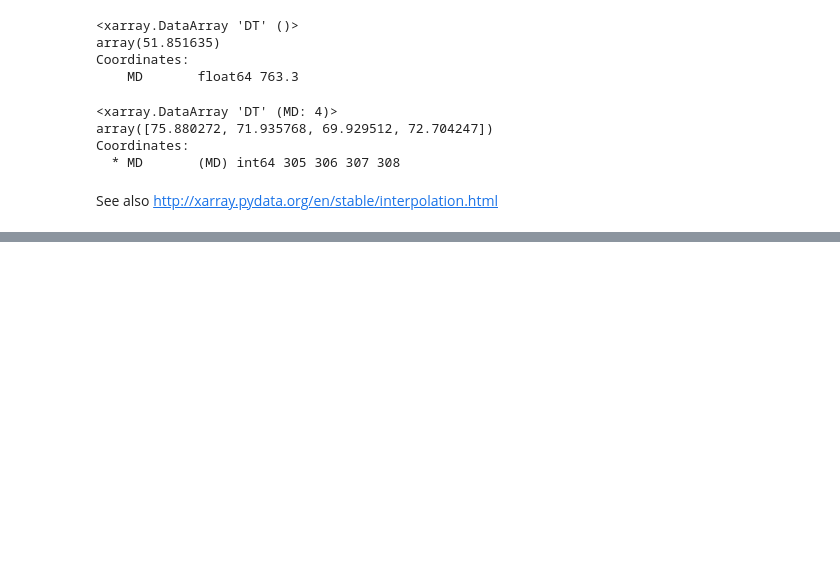
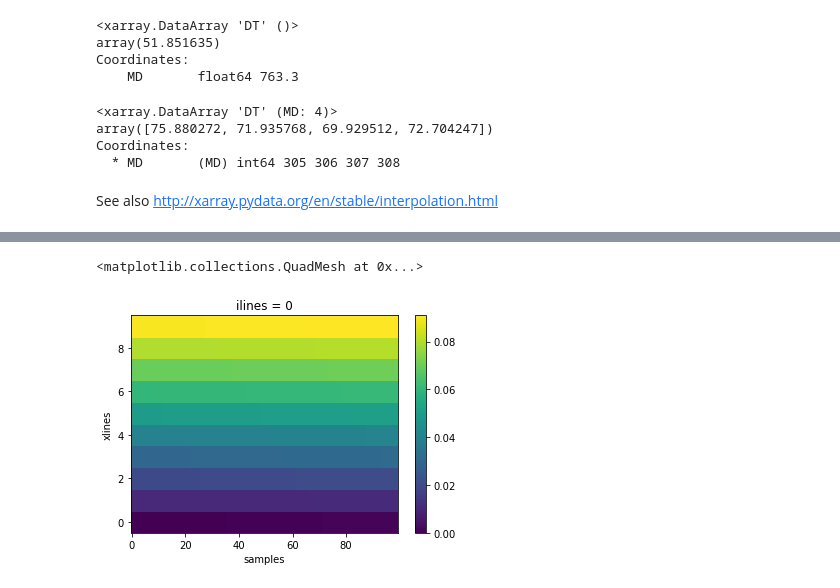
Before and after one commit to nathangeology/subsurface, a Jupyter notebook: notebooks/Curve_with_xarray_wrapper.ipynb, the cells around one changed output, grey strips where cells are left out. Drawn from its saved outputs; the diff is of its cells as text; code cells hidden in the pictures; blank space fills up the shorter version.

```diff
--- a/notebooks/Curve_with_xarray_wrapper.ipynb
+++ b/notebooks/Curve_with_xarray_wrapper.ipynb
@@ -133,0 +144,2 @@ See also http://xarray.pydata.org/en/stable/interpolation.html
+# %%
+s = swung.seismic.from_segy('../tests/data/test.segy')
@@ -133,0 +166,5 @@ See also http://xarray.pydata.org/en/stable/interpolation.html
+# %%
+s[0].plot()
+# %% [output]
+<matplotlib.collections.QuadMesh at 0x...>
+[figure, added]
```
Also changed, not shown: parts of 11 cells of this notebook.
